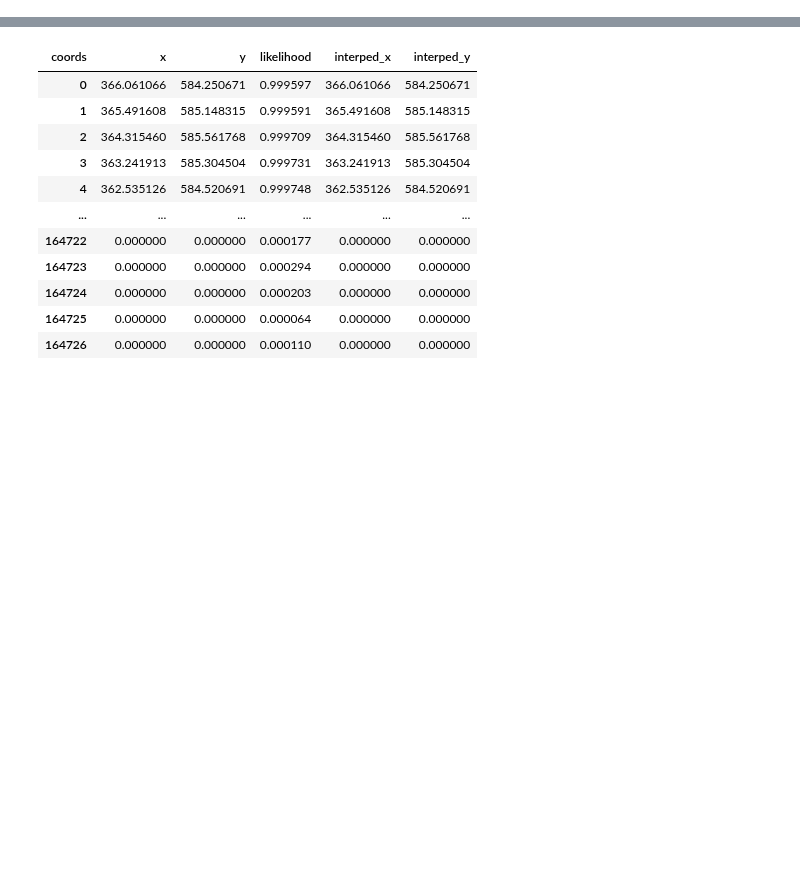
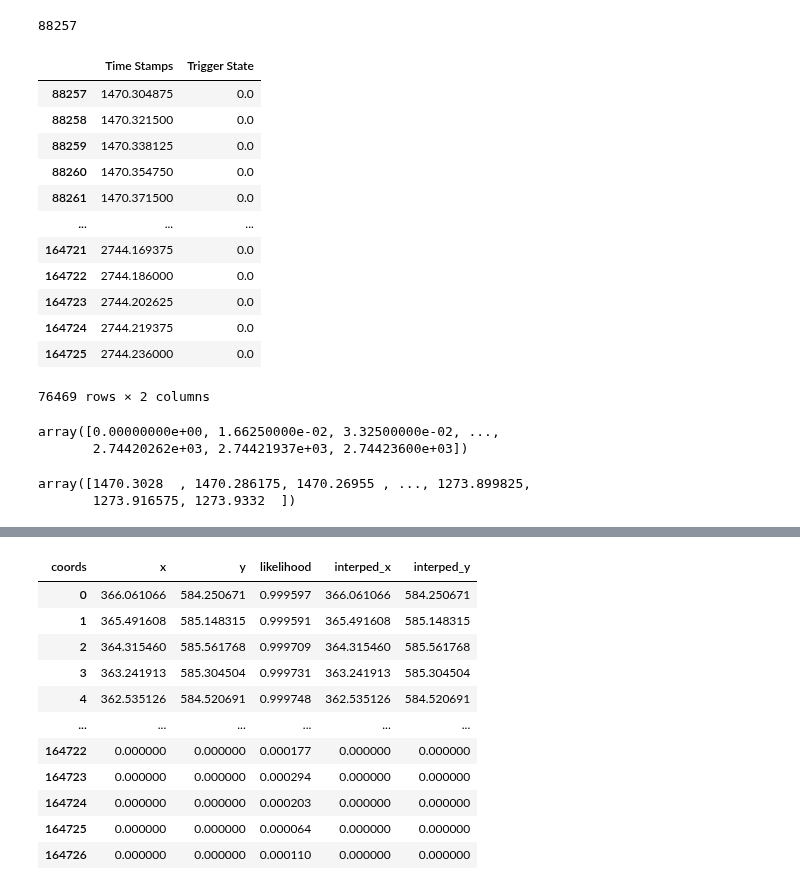
Before and after one commit to EmmettJT/sequences_analyse_PPSeq, a Jupyter notebook: revision_analysis/prioritisation_analysis/Untitled-1.ipynb, the cells around one changed output, grey strips where cells are left out. Saved outputs shown, nothing was run; the diff lists cells and outputs as text; code cells hidden in the pictures; blank space fills up the shorter version.

```diff
--- a/revision_analysis/prioritisation_analysis/Untitled-1.ipynb
+++ b/revision_analysis/prioritisation_analysis/Untitled-1.ipynb
@@ -507,0 +654,30 @@ behav_sync_csv
+# %%
+np.argmin(np.abs(camera_timestamps_df['Time Stamps'].values - current_poke_in_time))
+# %% [output]
+88257
+# %%
+camera_timestamps_df[88257::]
+# %% [output]
+|  | Time Stamps | Trigger State |
+| 88257 | 1470.304875 | 0.0 |
+| 88258 | 1470.321500 | 0.0 |
+| 88259 | 1470.338125 | 0.0 |
+| 88260 | 1470.354750 | 0.0 |
+| 88261 | 1470.371500 | 0.0 |
+| ... | ... | ... |
+| 164721 | 2744.169375 | 0.0 |
+| 164722 | 2744.186000 | 0.0 |
+| 164723 | 2744.202625 | 0.0 |
+| 164724 | 2744.219375 | 0.0 |
+| 164725 | 2744.236000 | 0.0 |
+76469 rows × 2 columns
+# %%
+camera_timestamps_df['Time Stamps'].values
+# %% [output]
+array([0.00000000e+00, 1.66250000e-02, 3.32500000e-02, ...,
+       2.74420262e+03, 2.74421937e+03, 2.74423600e+03])
+# %%
+np.abs(camera_timestamps_df['Time Stamps'].values - current_poke_in_time)
+# %% [output]
+array([1470.3028  , 1470.286175, 1470.26955 , ..., 1273.899825,
+       1273.916575, 1273.9332  ])
```
Also changed, not shown: parts of 34 cells of this notebook.
